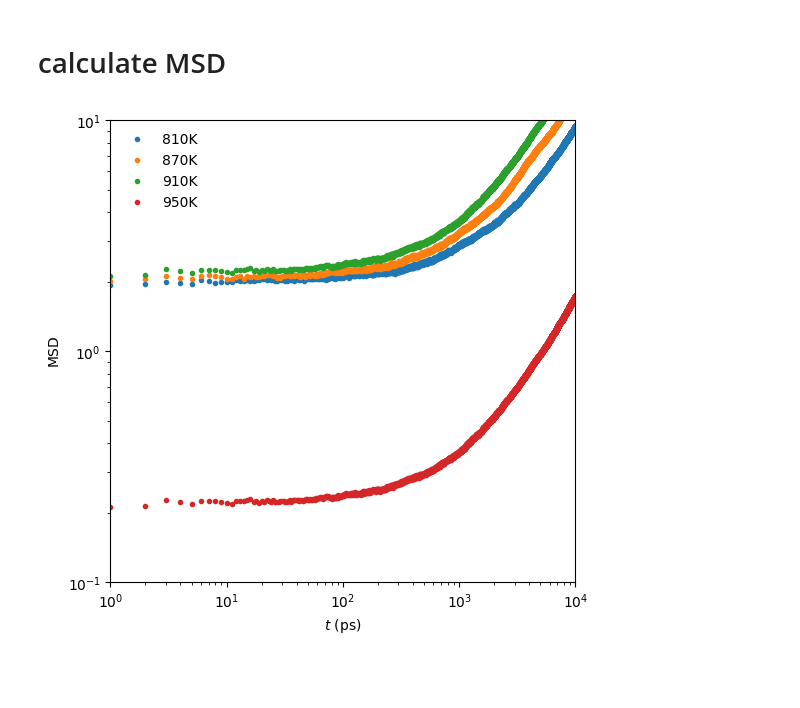
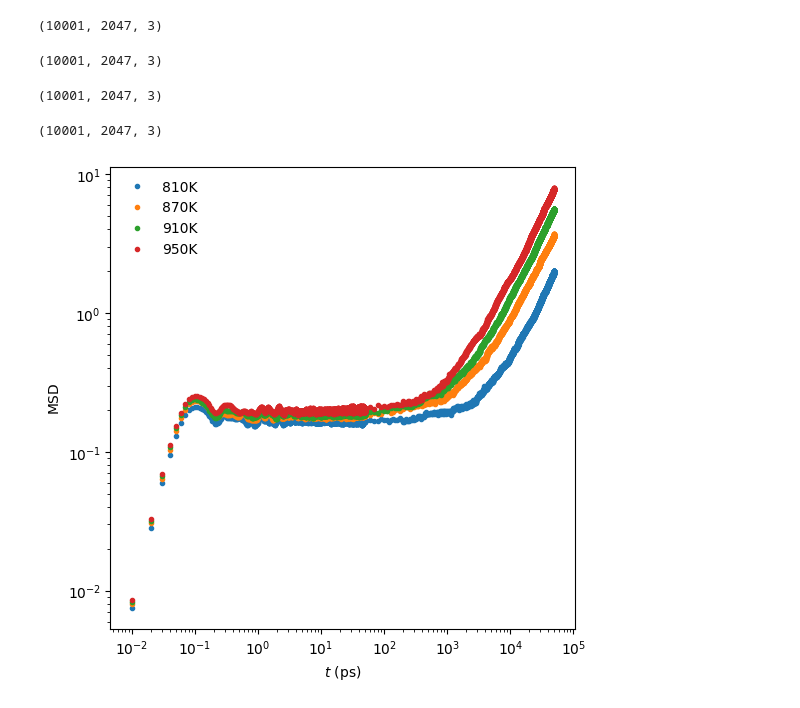
Before and after one commit to ch-tung/ABCD_J, a Jupyter notebook: EAM/LAMMPS/test_MSD.ipynb, the cells around one changed output. Saved outputs shown, nothing was run; the diff lists cells and outputs as text; code cells hidden in the pictures; blank space fills up the shorter version.

Commit message:
calculate MSD from MD trajcetory

```diff
--- a/EAM/LAMMPS/test_MSD.ipynb
+++ b/EAM/LAMMPS/test_MSD.ipynb
@@ -54,5 +52,6 @@ def load_lammps_dump(filename):
 positions_list = []
 temperature_list = [810,870,910,950]
 for temp in temperature_list:
-    positions, atom_ids, atom_types, box_bounds = load_lammps_dump(f"./out_vacancy_cube8_{temp:d}.dump")
+    positions, atom_ids, atom_types, box_bounds = load_lammps_dump(f"./out_vacancy_cube8_{temp:d}_lt.dump")
+    print(positions.shape)
     positions_list.append(positions)
@@ -59,18 +63,29 @@ for temp in temperature_list:
-# %% [markdown]
-# calculate MSD
+# %%
+positions_list_st = []
+temperature_list = [810,870,910,950]
+for temp in temperature_list:
+    positions, atom_ids, atom_types, box_bounds = load_lammps_dump(f"./out_vacancy_cube8_{temp:d}_st.dump")
+    print(positions.shape)
+    positions_list_st.append(positions)
+# %% [output]
+(10001, 2047, 3)
+(10001, 2047, 3)
+(10001, 2047, 3)
+(10001, 2047, 3)
 # %%
-n_t0 = 10
+n_t0 = 2
 n_times = positions_list[0].shape[0]
-n_times_msd = 10000
+n_times_msd = int(np.floor(n_times/n_t0))
 
 n_particles = len(atom_ids)
 
-msd = np.zeros(n_times_msd)
+
 t_list = np.arange(n_times_msd)
 t0_list = np.arange(n_t0)*n_times_msd
 
 msd_list = []
 for positions in positions_list:
+    msd = np.zeros(n_times_msd)
     for it0, t0 in enumerate(t0_list):
         position_0 = positions[t0]
         for it, t in (enumerate(t_list)):
@@ -79,24 +94,50 @@ for positions in positions_list:
             msd[it] += msd_t
     msd = msd/n_t0
     msd_list.append(msd)
+# %%
+n_t0 = 2
+n_times = positions_list_st[0].shape[0]
+n_times_msd = n_times_msd = int(np.floor(n_times/n_t0))
+
+n_particles = len(atom_ids)
+
+
+t_list_st = np.arange(n_times_msd)
+t0_list = np.arange(n_t0)*n_times_msd
+
+msd_list_st = []
+for positions in positions_list_st:
+    msd = np.zeros(n_times_msd)
+    for it0, t0 in enumerate(t0_list):
+        position_0 = positions[t0]
+        for it, t in (enumerate(t_list_st)):
+            position_t = positions[t0+t]
+            msd_t = np.sum((position_t-position_0)**2)/n_particles
+            msd[it] += msd_t
+    msd = msd/n_t0
+    msd_list_st.append(msd)
 # %%
-timestep = 1
+timestep = 10
+timestep_st = 10/1000
 fig = plt.figure(figsize=(6,6))
 ax = fig.add_subplot(1,1,1)
 
+colors = ["C0","C1","C2","C3"]
 for i_temp, temperature in enumerate(temperature_list):
+    msd_st = msd_list_st[i_temp]
+    ax.plot(t_list_st[1:]*timestep_st,msd_st[1:],".",color=colors[i_temp])
     msd = msd_list[i_temp]
-    ax.plot(t_list[1:]*timestep,msd[1:],".", label=str(temperature)+"K")
+    ax.plot(t_list[1:]*timestep,msd[1:],".",color=colors[i_temp], label=str(temperature)+"K")
 
 
 ax.set_xscale("log")
 ax.set_yscale("log")
-ax.set_ylim([1e-1,10])
-ax.set_xlim([1,1e4])
+# ax.set_ylim([1e-1,10])
+# ax.set_xlim([1,1e4])
 
 ax.set_xlabel(r"$t$ (ps)")
 ax.set_ylabel(r"$\rm{MSD}$")
 ax.legend(frameon=False)
 plt.show()
 # %% [output]
-[figure, old version]
+[figure, new version]
```
Also changed, not shown: parts of 2 cells of this notebook.
